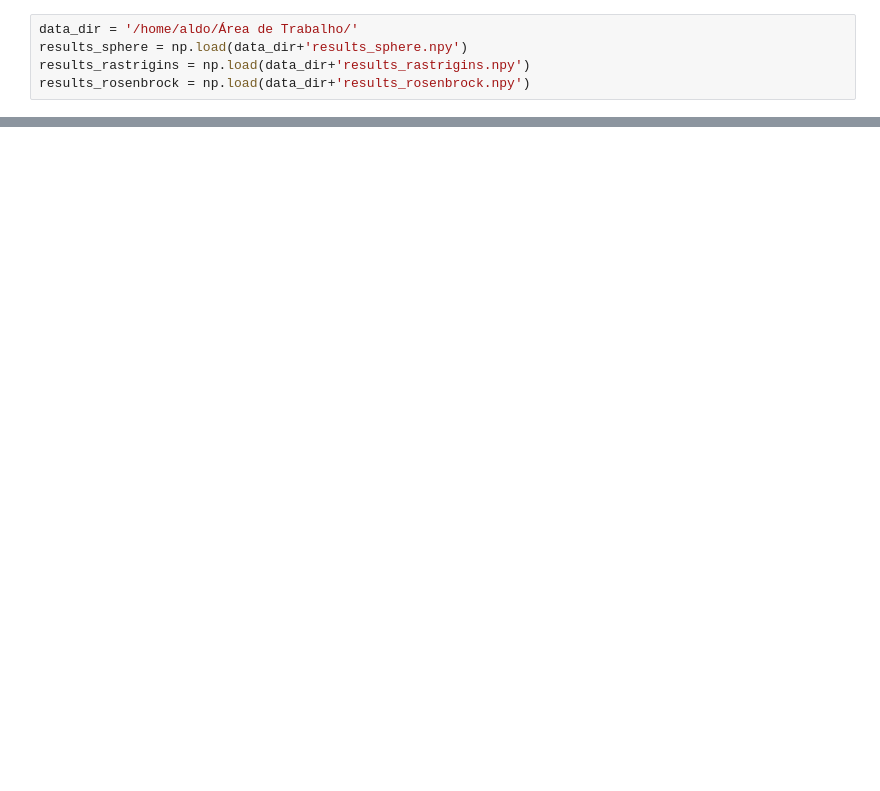
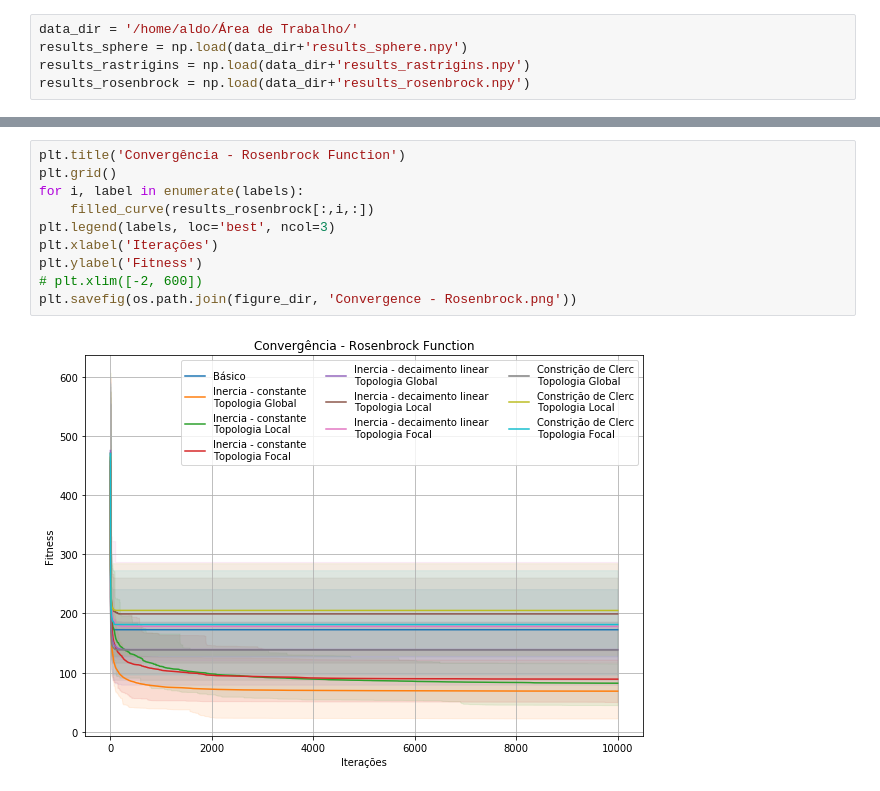
Before and after one commit to aldo-fsm/swarm-intelligence, a Jupyter notebook: Gráficos.ipynb, the cells around one changed output, grey strips where cells are left out. Drawn from its saved outputs; the diff is of its cells as text; blank space fills up the shorter version.

```diff
--- a/Gráficos.ipynb
+++ b/Gráficos.ipynb
@@ -51,0 +94,12 @@ plt.plot(results_sphere[0, 0, :20])
+# %%
+plt.title('Convergência - Rosenbrock Function')
+plt.grid()
+for i, label in enumerate(labels):
+    filled_curve(results_rosenbrock[:,i,:])
+plt.legend(labels, loc='best', ncol=3)
+plt.xlabel('Iterações')
+plt.ylabel('Fitness')
+# plt.xlim([-2, 600])
+plt.savefig(os.path.join(figure_dir, 'Convergence - Rosenbrock.png'))
+# %% [output]
+[figure, added]
```
Also changed, not shown: parts of 12 cells of this notebook, 10 other files.
